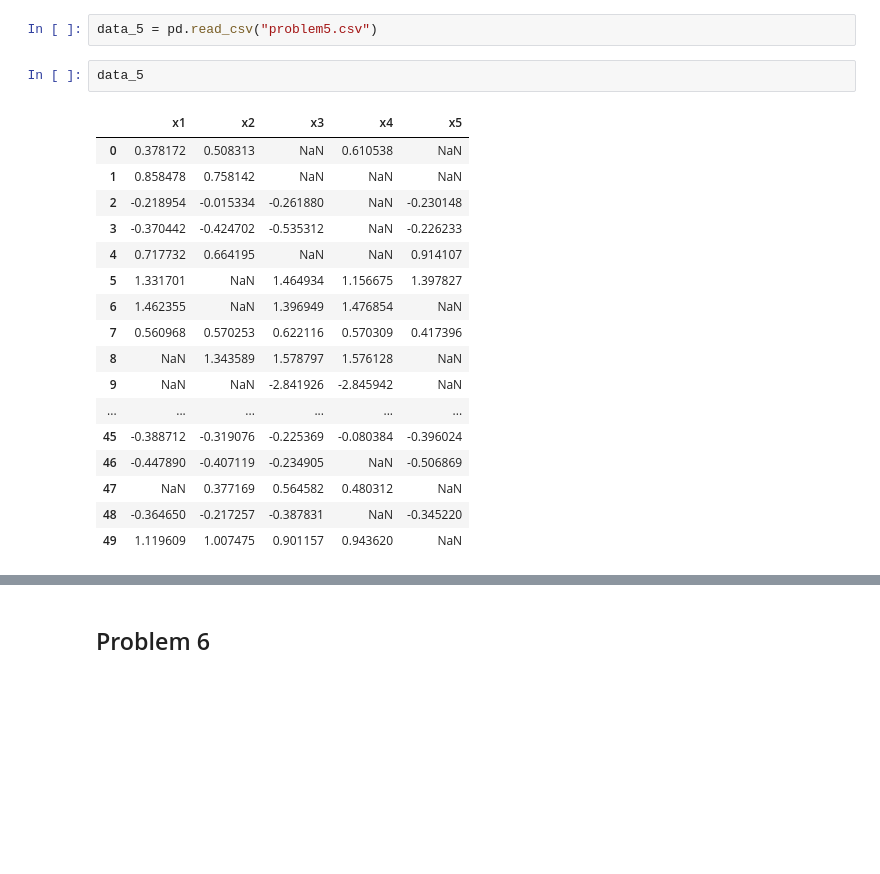
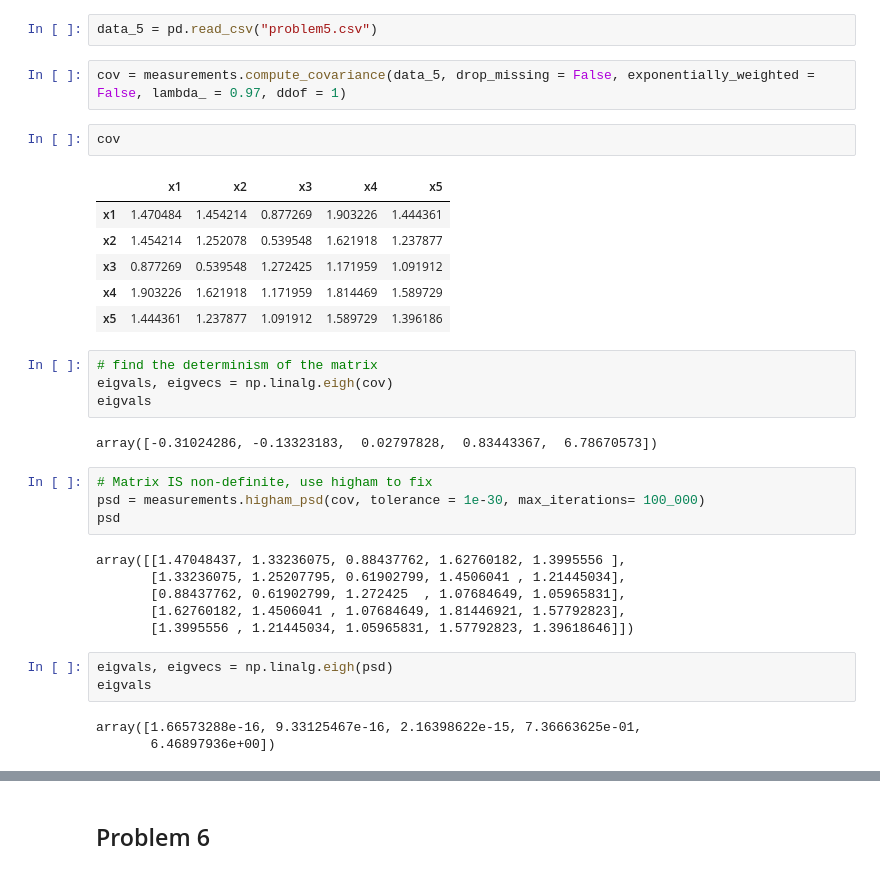
Before and after one commit to caelum24/FINTECH545, a Jupyter notebook: midterm.ipynb, the cells around one changed output, grey strips where cells are left out. Drawn from its saved outputs; the diff is of its cells as text; blank space fills up the shorter version.

```diff
--- a/midterm.ipynb
+++ b/midterm.ipynb
@@ -105,23 +203,36 @@ data_4
 ## Problem 5
 # %%
 data_5 = pd.read_csv("problem5.csv")
-# %%
-data_5
-# %% [output]
-|  | x1 | x2 | x3 | x4 | x5 |
-| 0 | 0.378172 | 0.508313 | NaN | 0.610538 | NaN |
-| 1 | 0.858478 | 0.758142 | NaN | NaN | NaN |
-| 2 | -0.218954 | -0.015334 | -0.261880 | NaN | -0.230148 |
-| 3 | -0.370442 | -0.424702 | -0.535312 | NaN | -0.226233 |
-| 4 | 0.717732 | 0.664195 | NaN | NaN | 0.914107 |
-| 5 | 1.331701 | NaN | 1.464934 | 1.156675 | 1.397827 |
-| 6 | 1.462355 | NaN | 1.396949 | 1.476854 | NaN |
-| 7 | 0.560968 | 0.570253 | 0.622116 | 0.570309 | 0.417396 |
-| 8 | NaN | 1.343589 | 1.578797 | 1.576128 | NaN |
-| 9 | NaN | NaN | -2.841926 | -2.845942 | NaN |
-| ... | ... | ... | ... | ... | ... |
-| 45 | -0.388712 | -0.319076 | -0.225369 | -0.080384 | -0.396024 |
-| 46 | -0.447890 | -0.407119 | -0.234905 | NaN | -0.506869 |
-| 47 | NaN | 0.377169 | 0.564582 | 0.480312 | NaN |
-| 48 | -0.364650 | -0.217257 | -0.387831 | NaN | -0.345220 |
-| 49 | 1.119609 | 1.007475 | 0.901157 | 0.943620 | NaN |
+# %%
+cov = measurements.compute_covariance(data_5, drop_missing = False, exponentially_weighted = False, lambda_ = 0.97, ddof = 1)
+# %%
+cov
+# %% [output]
+|  | x1 | x2 | x3 | x4 | x5 |
+| x1 | 1.470484 | 1.454214 | 0.877269 | 1.903226 | 1.444361 |
+| x2 | 1.454214 | 1.252078 | 0.539548 | 1.621918 | 1.237877 |
+| x3 | 0.877269 | 0.539548 | 1.272425 | 1.171959 | 1.091912 |
+| x4 | 1.903226 | 1.621918 | 1.171959 | 1.814469 | 1.589729 |
+| x5 | 1.444361 | 1.237877 | 1.091912 | 1.589729 | 1.396186 |
+# %%
+# find the determinism of the matrix
+eigvals, eigvecs = np.linalg.eigh(cov)
+eigvals
+# %% [output]
+array([-0.31024286, -0.13323183,  0.02797828,  0.83443367,  6.78670573])
+# %%
+# Matrix IS non-definite, use higham to fix
+psd = measurements.higham_psd(cov, tolerance = 1e-30, max_iterations= 100_000)
+psd
+# %% [output]
+array([[1.47048437, 1.33236075, 0.88437762, 1.62760182, 1.3995556 ],
+       [1.33236075, 1.25207795, 0.61902799, 1.4506041 , 1.21445034],
+       [0.88437762, 0.61902799, 1.272425  , 1.07684649, 1.05965831],
+       [1.62760182, 1.4506041 , 1.07684649, 1.81446921, 1.57792823],
+       [1.3995556 , 1.21445034, 1.05965831, 1.57792823, 1.39618646]])
+# %%
+eigvals, eigvecs = np.linalg.eigh(psd)
+eigvals
+# %% [output]
+array([1.66573288e-16, 9.33125467e-16, 2.16398622e-15, 7.36663625e-01,
+       6.46897936e+00])
```
Also changed, not shown: parts of 34 cells of this notebook, 8 other files.
